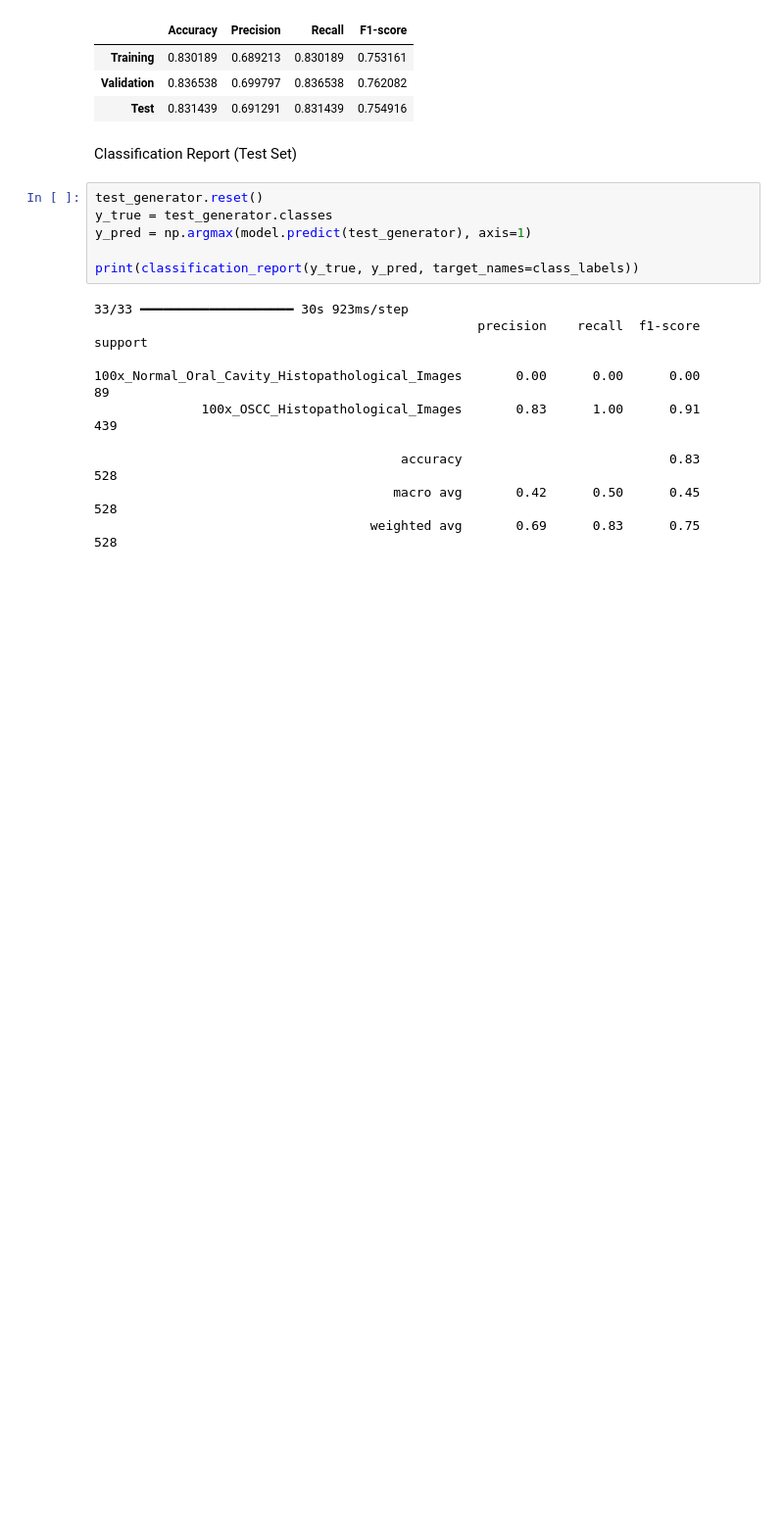
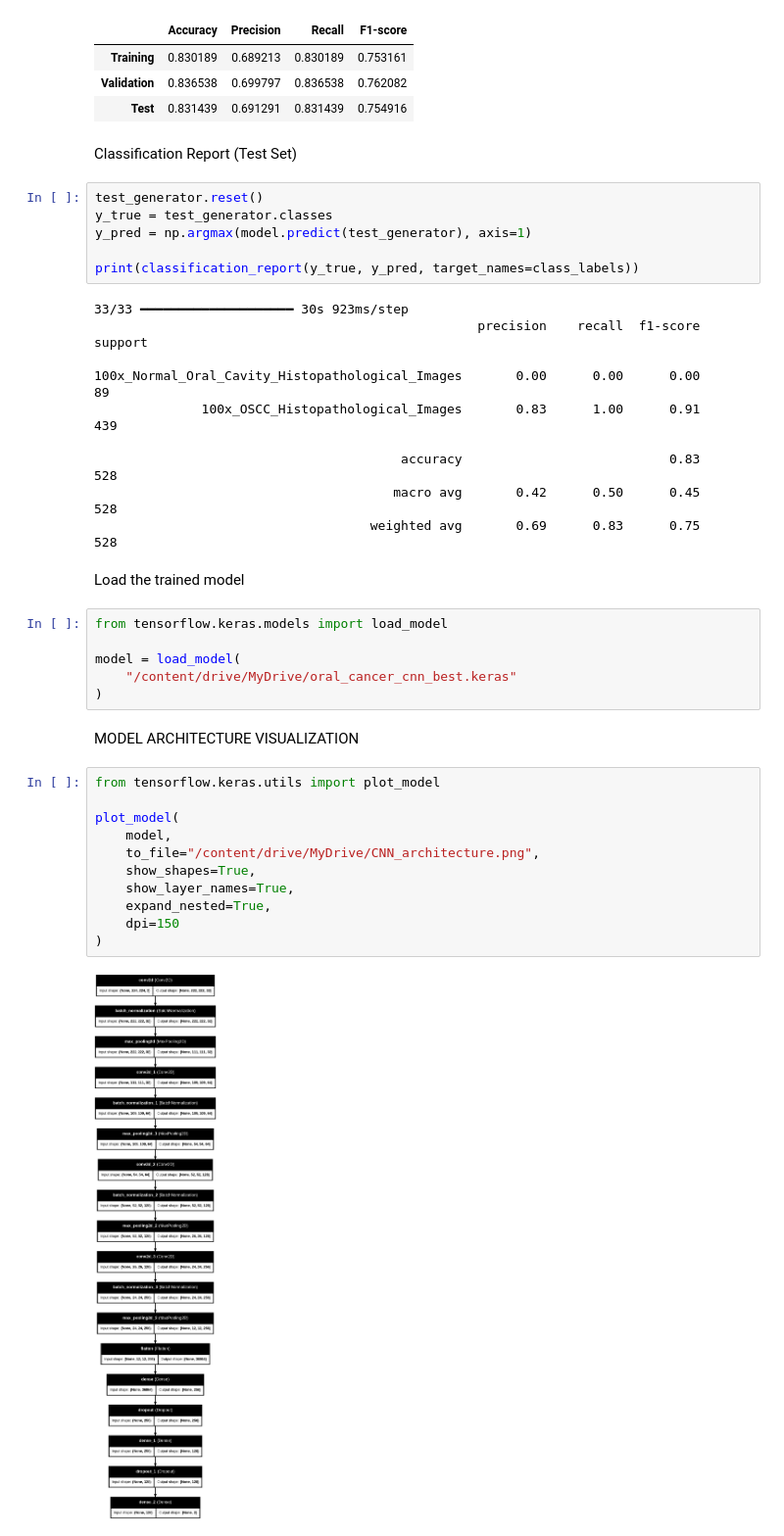
Before and after one commit to prayog-ai-labs/oral-cancer-cnn, a Jupyter notebook: Oral_Cancer_Classification_using_Custom_CNN.ipynb, the cells around one changed output. Shown at 98% size. Cells and saved outputs as stored; diff of their text form; blank space fills up the shorter version.

Commit message:
implemented visual architecture diagrams

```diff
--- a/Oral_Cancer_Classification_using_Custom_CNN.ipynb
+++ b/Oral_Cancer_Classification_using_Custom_CNN.ipynb
@@ -289,3 +301,26 @@ print(classification_report(y_true, y_pred, target_names=class_labels))
                                         accuracy                           0.83       528
                                        macro avg       0.42      0.50      0.45       528
                                     weighted avg       0.69      0.83      0.75       528
+# %% [markdown]
+Load the trained model
+# %%
+from tensorflow.keras.models import load_model
+
+model = load_model(
+    "/content/drive/MyDrive/oral_cancer_cnn_best.keras"
+)
+# %% [markdown]
+MODEL ARCHITECTURE VISUALIZATION
+# %%
+from tensorflow.keras.utils import plot_model
+
+plot_model(
+    model,
+    to_file="/content/drive/MyDrive/CNN_architecture.png",
+    show_shapes=True,
+    show_layer_names=True,
+    expand_nested=True,
+    dpi=150
+)
+# %% [output]
+[figure, added]
```
Also changed, not shown: parts of 3 cells of this notebook, 3 other files.
